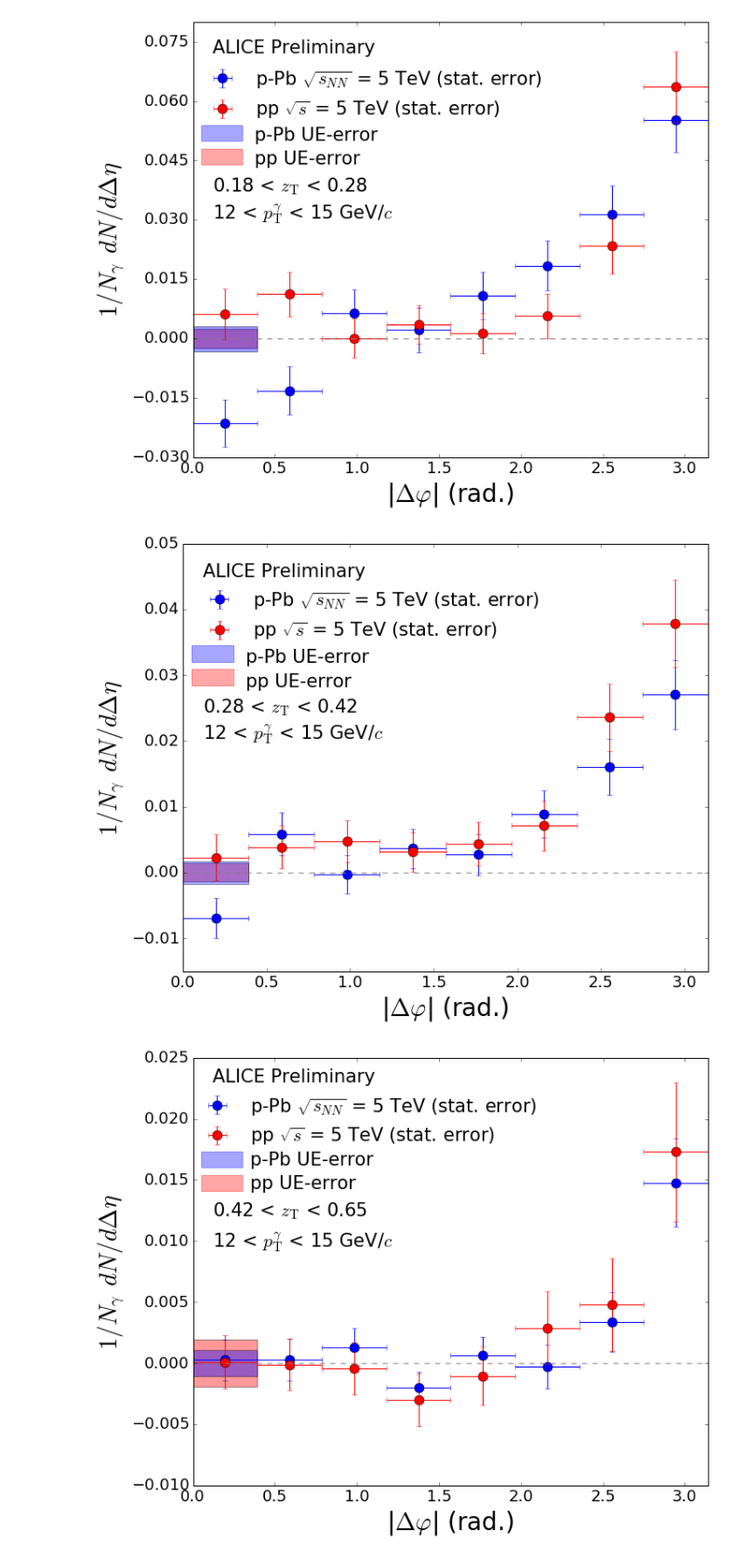
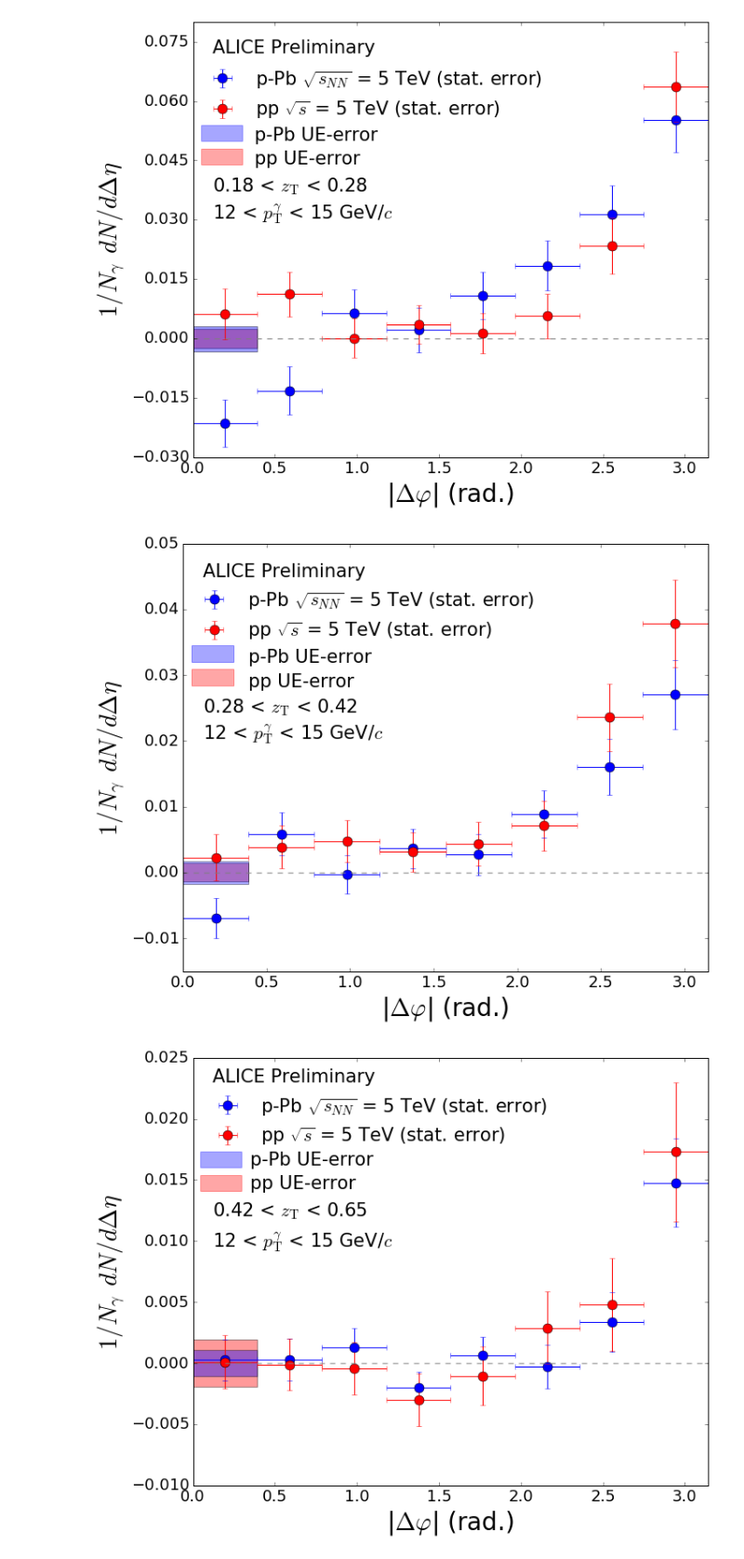
Before and after one commit to josegsoria/Analyses, a Jupyter notebook: Multiple Preliminary Plots.ipynb, the cells around one changed output. Shown at 93% size. Saved outputs shown, nothing was run; the diff lists cells and outputs as text; code cells hidden in the pictures.

```diff
--- a/Multiple Preliminary Plots.ipynb
+++ b/Multiple Preliminary Plots.ipynb
@@ -444,7 +444,7 @@ plt.yticks(fontsize=18)
 plt.text(0.12,0.045,'ALICE Preliminary',fontsize=21)
 plt.text(0.12,0.0243,r'0.28 < $z_\mathrm{T}$ < 0.42',fontsize=21)
 plt.text(0.12,0.0203,r'12 < $p_\mathrm{T}^{\gamma}$ < 15 GeV/$c$',fontsize=21)
-plt.legend(bbox_to_anchor=(0.71,0.93),fontsize=21,frameon=False,numpoints=1)
+plt.legend(bbox_to_anchor=(0.7,0.93),fontsize=21,frameon=False,numpoints=1)
 
 r1 = patches.Rectangle((0.05,0.032),0.25,0.0025, color='blue', alpha=0.35)
 ax.add_patch(r1)
@@ -452,9 +452,9 @@ ax.add_patch(r1)
 r2 = patches.Rectangle((0.05,0.0284),0.25,0.0025, color='red', alpha=0.35)
 ax.add_patch(r2)
 
-plt.text(0.378,0.032,'p-Pb UE-error',fontsize=21)
+plt.text(0.39,0.032,'p-Pb UE-error',fontsize=21)
 
-plt.text(0.378,0.0283,'pp UE-error',fontsize=21)
+plt.text(0.39,0.0283,'pp UE-error',fontsize=21)
 
 #####Make the uncertainty in ue band#####
 
@@ -469,7 +469,7 @@ fig.tight_layout()
 plt.show()
 fig.savefig('Gamma_hadron_corr_zT_3.pdf')
 # %% [output]
-[figure, old version]
+[figure, new version]
 # %%
 #####Plot of gamma hadron correlation for fourth zT bin#####
 
@@ -505,34 +505,34 @@ plt.xlim((0,3.14159))
 plt.ylabel(r'$1/N_{\gamma} \: \: dN/d\Delta \eta$',fontsize=28)
 plt.ylim((-0.007,0.025))
 plt.yticks(np.arange(-0.010,0.027,0.005))
 plt.yticks(fontsize=18)
 
 plt.text(0.12,0.023,'ALICE Preliminary',fontsize=21)
 plt.text(0.12,0.012,r'0.42 < $z_\mathrm{T}$ < 0.65',fontsize=21)
 plt.text(0.12,0.0095,r'12 < $p_\mathrm{T}^{\gamma}$ < 15 GeV/$c$',fontsize=21)
-plt.legend(bbox_to_anchor=(0.7,0.95),fontsize=21,frameon=False,numpoints=1)
+plt.legend(bbox_to_anchor=(0.72,0.95),fontsize=21,frameon=False,numpoints=1)
 
-r1 = patches.Rectangle((0.05,0.016),0.25,0.0013, color='blue', alpha=0.35)
+r1 = patches.Rectangle((0.047,0.016),0.25,0.0013, color='blue', alpha=0.35)
 ax.add_patch(r1)
 
-r2 = patches.Rectangle((0.05,0.0141),0.25,0.0013, color='red', alpha=0.35)
+r2 = patches.Rectangle((0.047,0.0141),0.25,0.0013, color='red', alpha=0.35)
 ax.add_patch(r2)
 
 plt.text(0.35,0.0162,'p-Pb UE-error',fontsize=21)
 
 plt.text(0.35,0.0143,'pp UE-error',fontsize=21)
 
 #####Make the uncertainty in ue band#####
 
 ax.fill_between(ue_error_bar,-0.001914,0.001914,facecolor='red',alpha=0.4)
 ax.fill_between(ue_error_bar,-0.001049,0.001049,facecolor='blue',alpha=0.4)
 
 plt.axhline(y=0,color='gray',linestyle='--',linewidth=1.3,alpha=0.8)
 
 #########################################
 
 fig.tight_layout()
 plt.show()
 fig.savefig('Gamma_hadron_corr_zT_4.pdf')
 # %% [output]
-[figure, old version]
+[figure, new version]
```
